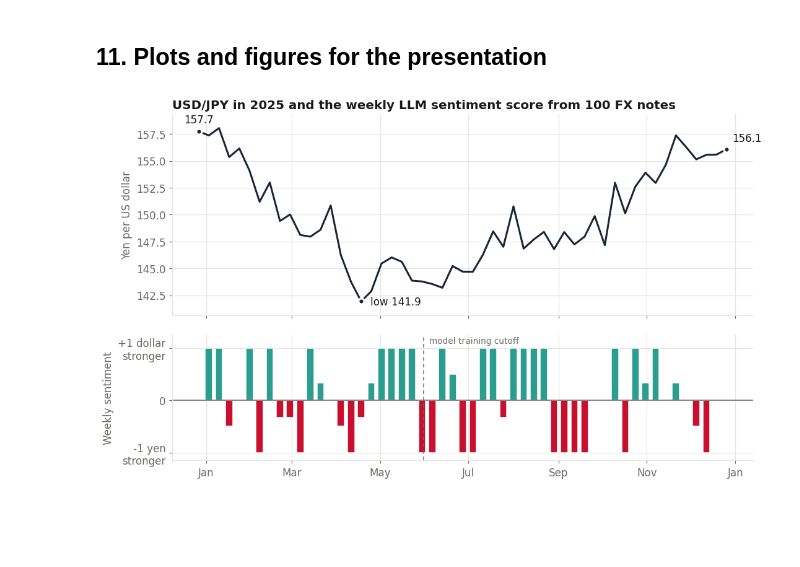
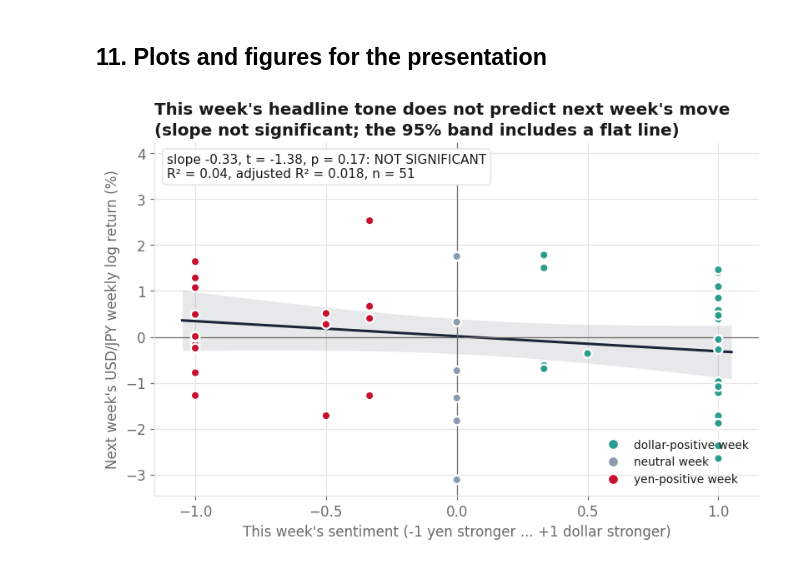
Before and after one commit to angelatodorovic/USD-JPY-zero-shot-sentiment-analysis, a Jupyter notebook: USDJPY_zero_shot_scoring.ipynb, the cells around one changed output. Drawn from its saved outputs; the diff is of its cells as text; code cells hidden in the pictures; blank space fills up the shorter version.

```diff
--- a/USDJPY_zero_shot_scoring.ipynb
+++ b/USDJPY_zero_shot_scoring.ipynb
@@ -894,8 +885,9 @@ The after-cutoff period is short, so treat it as a robustness check, not a separ
 # %% [markdown]
 ## 11. Plots and figures for the presentation
 # %%
-import numpy as np, pandas as pd, matplotlib.pyplot as plt, matplotlib.dates as mdates
+import numpy as np, pandas as pd, matplotlib.pyplot as plt
 from matplotlib.lines import Line2D
+from scipy import stats
 from google.colab import files
 
 NAVY, UP_C, DOWN_C, NEU_C = "#1B2438", "#2A9D8F", "#C8102E", "#8D99AE"   # deck colours
@@ -905,93 +897,62 @@ plt.rcParams.update({"font.family": "DejaVu Sans", "font.size": 11, "text.color"
     "grid.color": GRID, "axes.axisbelow": True, "xtick.color": MUTED, "ytick.color": MUTED,
     "axes.titleweight": "bold", "axes.titlesize": 13, "axes.titlelocation": "left",
     "figure.dpi": 110, "savefig.dpi": 220, "savefig.bbox": "tight"})
-CUT = pd.Timestamp(globals().get("TRAINING_CUTOFF", "2025-05-31"))
-d = w[(w.week >= "2025-01-03") & (w.week <= "2025-12-19")].dropna(subset=["ret", "ret_next", "dspread", "sentiment"]).copy()
+d = w[(w.week >= "2025-01-03") & (w.week <= "2025-12-19")].dropna(subset=["ret_next", "dspread", "sentiment"]).copy()
 colour = lambda s: np.where(s > 0, UP_C, np.where(s < 0, DOWN_C, NEU_C))
 KEY = [Line2D([], [], marker="o", ls="", color=c, markeredgecolor="white", markersize=8, label=l)
        for c, l in [(UP_C, "dollar-positive week"), (NEU_C, "neutral week"), (DOWN_C, "yen-positive week")]]
 
 def ols(y, X):
     X = np.column_stack([np.ones(len(y))] + X); b = np.linalg.lstsq(X, y, rcond=None)[0]
     e = y - X @ b; n, k = X.shape; cov = e @ e / (n - k) * np.linalg.inv(X.T @ X)
     r2 = 1 - e @ e / ((y - y.mean()) @ (y - y.mean()))
     return b, np.sqrt(np.diag(cov)), r2, 1 - (1 - r2) * (n - 1) / (n - k), n, cov
+def sig(t, n, k):
+    p = 2 * stats.t.sf(abs(t), n - k)
+    return p, ("significant" if p < 0.05 else "not significant"), ("p < 0.001" if p < 0.001 else f"p = {p:.2f}")
 out = []
 
-# 1. USD/JPY and the weekly sentiment (one time axis, two panels)
-fig, (a1, a2) = plt.subplots(2, 1, figsize=(11, 6.6), sharex=True, gridspec_kw={"height_ratios": [1.6, 1], "hspace": 0.12})
-p = w[(w.week >= "2024-12-27") & (w.week <= "2025-12-26")]
-a1.plot(p.week, p.usdjpy, color=NAVY, lw=2)
-lo = p.loc[p.usdjpy.idxmin()]
-for (x, y), txt, off in [((p.week.iloc[0], p.usdjpy.iloc[0]), f"{p.usdjpy.iloc[0]:.1f}", (0, 9)),
-                         ((p.week.iloc[-1], p.usdjpy.iloc[-1]), f"{p.usdjpy.iloc[-1]:.1f}", (6, 8)),
-                         ((lo.week, lo.usdjpy), f"low {lo.usdjpy:.1f}", (10, -4))]:
-    a1.scatter([x], [y], color=NAVY, s=36, zorder=3, edgecolor="white", linewidth=2)
-    a1.annotate(txt, (x, y), xytext=off, textcoords="offset points", ha="center" if off[0] == 0 else "left")
-a1.set_ylabel("Yen per US dollar"); a1.margins(x=0.03, y=0.08)
-a1.set_title("USD/JPY in 2025 and the weekly LLM sentiment score from 100 FX notes")
-a2.bar(d.week, d.sentiment, width=5, color=colour(d.sentiment), edgecolor="white", linewidth=1)
-a2.axhline(0, color=MUTED, lw=1); a2.axvline(CUT, color=MUTED, lw=1, ls=(0, (4, 3)))
-a2.text(CUT, 1.05, "  model training cutoff", color=MUTED, fontsize=9, va="bottom")
-a2.set_ylim(-1.15, 1.25); a2.set_yticks([-1, 0, 1]); a2.set_yticklabels(["-1 yen\nstronger", "0", "+1 dollar\nstronger"])
-a2.set_ylabel("Weekly sentiment"); a2.xaxis.set_major_formatter(mdates.DateFormatter("%b"))
-fig.savefig("best1_usdjpy_sentiment.png"); out.append("best1_usdjpy_sentiment.png"); plt.show()
-
-# 2. Label mix by source
-src = res.source.astype(str).str.contains("MUFG", case=False).map({True: "MUFG Research", False: "ING Think"})
-order = ["DOWN", "UNCERTAIN", "UP"]
-mix = pd.crosstab(src, res.tone, normalize="index").reindex(columns=order, fill_value=0)
-mix.loc["All 100 articles"] = res.tone.value_counts(normalize=True).reindex(order, fill_value=0)
-mix = mix.loc[["All 100 articles", "ING Think", "MUFG Research"]]
-fig, ax = plt.subplots(figsize=(11, 3.4)); left = np.zeros(len(mix))
-for lab, c, name in [("DOWN", DOWN_C, "DOWN (yen stronger)"), ("UNCERTAIN", NEU_C, "UNCERTAIN"), ("UP", UP_C, "UP (dollar stronger)")]:
-    v = mix[lab].values
-    ax.barh(mix.index, v, left=left, color=c, edgecolor="white", linewidth=2, height=0.6, label=name)
-    for i, x in enumerate(v):
-        if x >= 0.06: ax.text(left[i] + x / 2, i, f"{x:.0%}", ha="center", va="center", color="white", fontweight="bold")
-    left += v
-ax.invert_yaxis(); ax.set_xlim(0, 1); ax.xaxis.set_major_formatter(plt.FuncFormatter(lambda v, _: f"{v:.0%}")); ax.grid(axis="y", visible=False)
-ax.legend(ncol=3, loc="lower left", bbox_to_anchor=(0, 1.0), frameon=False, fontsize=10)
-agree = f"\n3 runs per article agreed {res.tone_agree.mean():.0%} of the time on average" if "tone_agree" in res else ""
-ax.set_title(f"How the LLM labelled the 100 articles{agree}", pad=34, linespacing=1.5)
-fig.savefig("best2_label_mix.png"); out.append("best2_label_mix.png"); plt.show()
-
-# 3. Same week: the tone tracks the week's move
-y, x = d.ret.values, d.sentiment.values
-b, se, r2, _, n, cov = ols(y, [x])
+# 1. Next week: does this week's tone predict next week's move?
+y, x = d.ret_next.values, d.sentiment.values
+b, se, r2, adj, n, cov = ols(y, [x]); t = b[1] / se[1]; p, s_txt, p_txt = sig(t, n, 2)
 fig, ax = plt.subplots(figsize=(8.5, 5))
 xs = np.linspace(-1.05, 1.05, 50); Xs = np.column_stack([np.ones_like(xs), xs]); band = 1.96 * np.sqrt(np.einsum("ij,jk,ik->i", Xs, cov, Xs))
 ax.fill_between(xs, Xs @ b - band, Xs @ b + band, color=NAVY, alpha=0.10, lw=0); ax.plot(xs, Xs @ b, color=NAVY, lw=2)
 ax.scatter(x, y, s=46, c=colour(x), edgecolor="white", linewidth=1.5, zorder=3)
 ax.axhline(0, color=MUTED, lw=0.8); ax.axvline(0, color=MUTED, lw=0.8)
-ax.text(0.02, 0.97, f"slope {b[1]:+.2f}, t = {b[1] / se[1]:.2f}\nR² = {r2:.2f}, n = {n}", transform=ax.transAxes, va="top", fontsize=10,
-        bbox=dict(boxstyle="round,pad=0.35", fc="white", ec=GRID))
+ax.text(0.02, 0.97, f"slope {b[1]:+.2f}, t = {t:.2f}, {p_txt}: {s_txt.upper()}\nR² = {r2:.2f}, adjusted R² = {adj:.3f}, n = {n}",
+        transform=ax.transAxes, va="top", fontsize=10, bbox=dict(boxstyle="round,pad=0.35", fc="white", ec=GRID))
 ax.legend(handles=KEY, frameon=False, fontsize=9, loc="lower right")
-ax.set_xlabel("Weekly sentiment (-1 yen stronger ... +1 dollar stronger)"); ax.set_ylabel("Same week's USD/JPY return (%)")
-ax.set_title("The headline tone tracks the same week's USD/JPY move")
-fig.savefig("best3_same_week.png"); out.append("best3_same_week.png"); plt.show()
+ax.set_xlabel("This week's sentiment (-1 yen stronger ... +1 dollar stronger)")
+ax.set_ylabel("Next week's USD/JPY weekly log return (%)")
+ax.set_title(f"This week's headline tone does not predict next week's move\n(slope {s_txt}; the 95% band includes a flat line)", linespacing=1.4)
+fig.savefig("next1_scatter.png"); out.append("next1_scatter.png"); plt.show()
 
-# 4. Step 4 of the brief: regression 1 (baseline) vs regression 2 (+ sentiment), Y = next-week return
-y = d.ret_next.values
+# 2. Step 4 of the brief: regression 1 (baseline) vs regression 2 (+ sentiment), Y = next week's return
 b1, se1, r2_1, adj1, n, _ = ols(y, [d.dspread.values])
 b2, se2, r2_2, adj2, _, _ = ols(y, [d.dspread.values, d.sentiment.values])
-fig, (axc, axr) = plt.subplots(1, 2, figsize=(11, 3.9), gridspec_kw={"width_ratios": [2.2, 1], "wspace": 0.45})
-items = [("Yield-spread change\n(Regression 1)", b1[1], se1[1], MUTED), ("Yield-spread change\n(Regression 2)", b2[1], se2[1], NAVY),
-         ("Sentiment\n(Regression 2)", b2[2], se2[2], NAVY)]
-for i, (lab, bb, ss, c) in enumerate(items):
+fig, (axc, axr) = plt.subplots(1, 2, figsize=(11, 3.9), gridspec_kw={"width_ratios": [2.2, 1], "wspace": 0.55})
+items = [("Yield-spread change\n(Regression 1)", b1[1], se1[1], 2, MUTED), ("Yield-spread change\n(Regression 2)", b2[1], se2[1], 3, NAVY),
+         ("Sentiment\n(Regression 2)", b2[2], se2[2], 3, NAVY)]
+for i, (lab, bb, ss, k, c) in enumerate(items):
+    _, s_i, p_i = sig(bb / ss, n, k)
     axc.plot([bb - 1.96 * ss, bb + 1.96 * ss], [i, i], color=c, lw=2.5, solid_capstyle="round")
     axc.scatter([bb], [i], s=70, color=c, edgecolor="white", linewidth=2, zorder=3)
-    axc.text(1.02, i, f"{bb:+.3f}\nt = {bb / ss:.2f}", transform=axc.get_yaxis_transform(), va="center", fontsize=9.5)
+    axc.text(1.02, i, f"{bb:+.3f}, t = {bb / ss:.2f}\n{p_i}, {s_i}", transform=axc.get_yaxis_transform(), va="center", fontsize=9.5)
 axc.axvline(0, color=MUTED, lw=1); axc.set_yticks(range(3)); axc.set_yticklabels([i[0] for i in items], fontsize=9.5)
-axc.invert_yaxis(); axc.grid(axis="y", visible=False); axc.set_xlabel("Coefficient with 95% interval"); axc.set_title("Coefficients")
+axc.invert_yaxis(); axc.grid(axis="y", visible=False); axc.set_xlabel("Coefficient with 95% interval (crosses 0 = not significant)")
+axc.set_title("Coefficients")
 axr.bar([0, 1], [adj1, adj2], color=[MUTED, NAVY], width=0.6, edgecolor="white", linewidth=2)
 for i, v in enumerate([adj1, adj2]):
     axr.text(i, v + (0.004 if v >= 0 else -0.004), f"{v:.3f}", ha="center", va="bottom" if v >= 0 else "top", fontweight="bold")
 axr.axhline(0, color=MUTED, lw=0.8); axr.set_xticks([0, 1]); axr.set_xticklabels(["Regression 1\nbaseline", "Regression 2\n+ sentiment"], fontsize=9.5)
-axr.grid(axis="x", visible=False); axr.margins(y=0.25); axr.set_title("Adjusted R²")
-fig.suptitle(f"Next week's USD/JPY return: baseline vs baseline + sentiment (n = {n})", x=0.06, ha="left", fontsize=14, fontweight="bold", y=1.04)
-fig.savefig("best4_regressions.png"); out.append("best4_regressions.png"); plt.show()
+axr.grid(axis="x", visible=False); axr.margins(y=0.25); axr.set_title(f"Adjusted R² ({adj2 - adj1:+.3f})")
+_, s_sent, p_sent = sig(b2[2] / se2[2], n, 3)
+fig.suptitle(f"Next week's USD/JPY weekly log return: baseline vs baseline + sentiment (n = {n})", x=0.06, ha="left", fontsize=14, fontweight="bold", y=1.10)
+fig.text(0.06, 1.01, f"Sentiment is {s_sent} ({p_sent}); neither model predicts next week's return (adjusted R² near or below zero).",
+         ha="left", fontsize=10.5, color=MUTED)
+fig.savefig("next2_regressions.png"); out.append("next2_regressions.png"); plt.show()
 
 for f in out: files.download(f)
 # %% [output]
-[figure, old version]
+[figure, new version]
```
Also changed, not shown: parts of 2 cells of this notebook.
